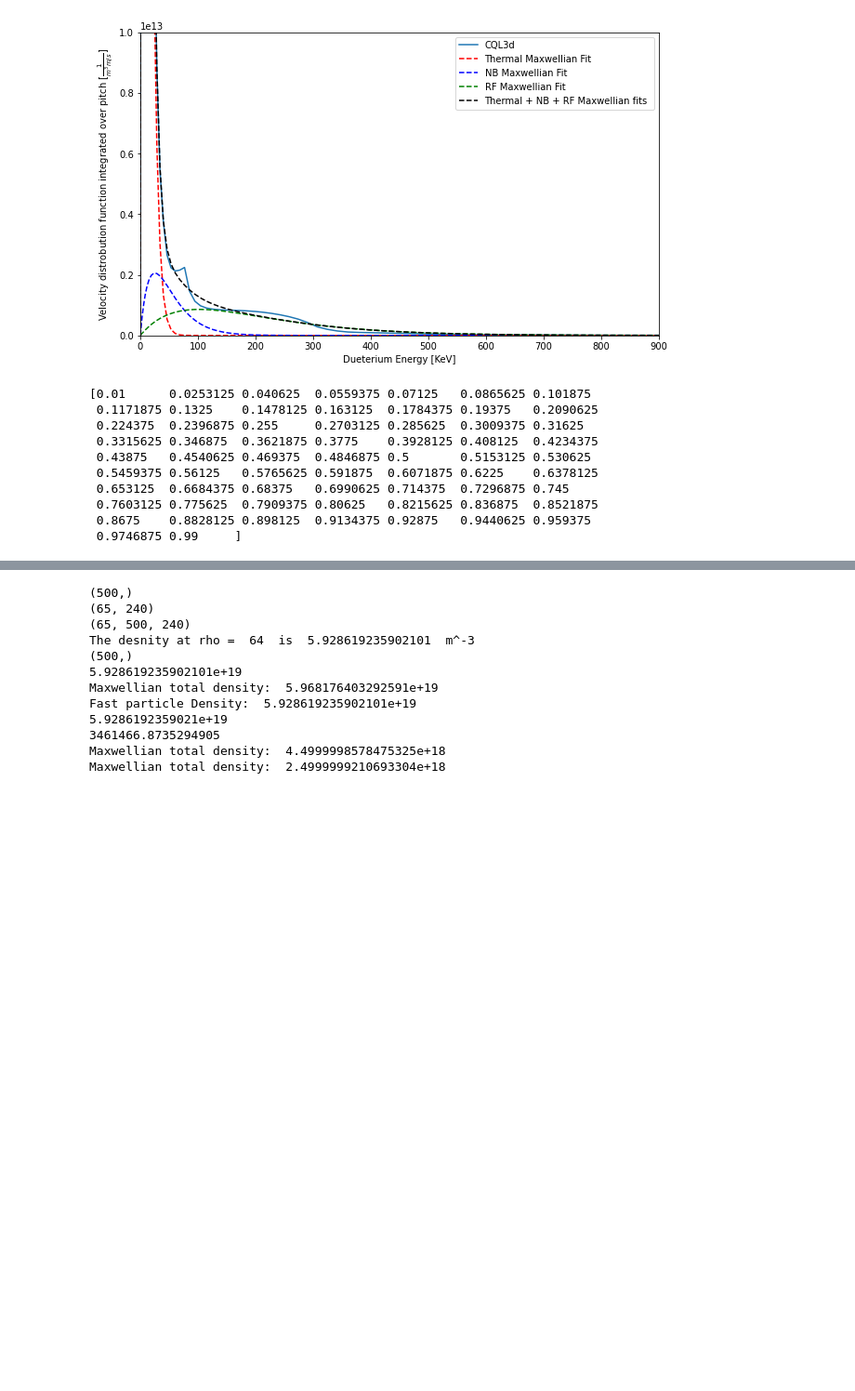
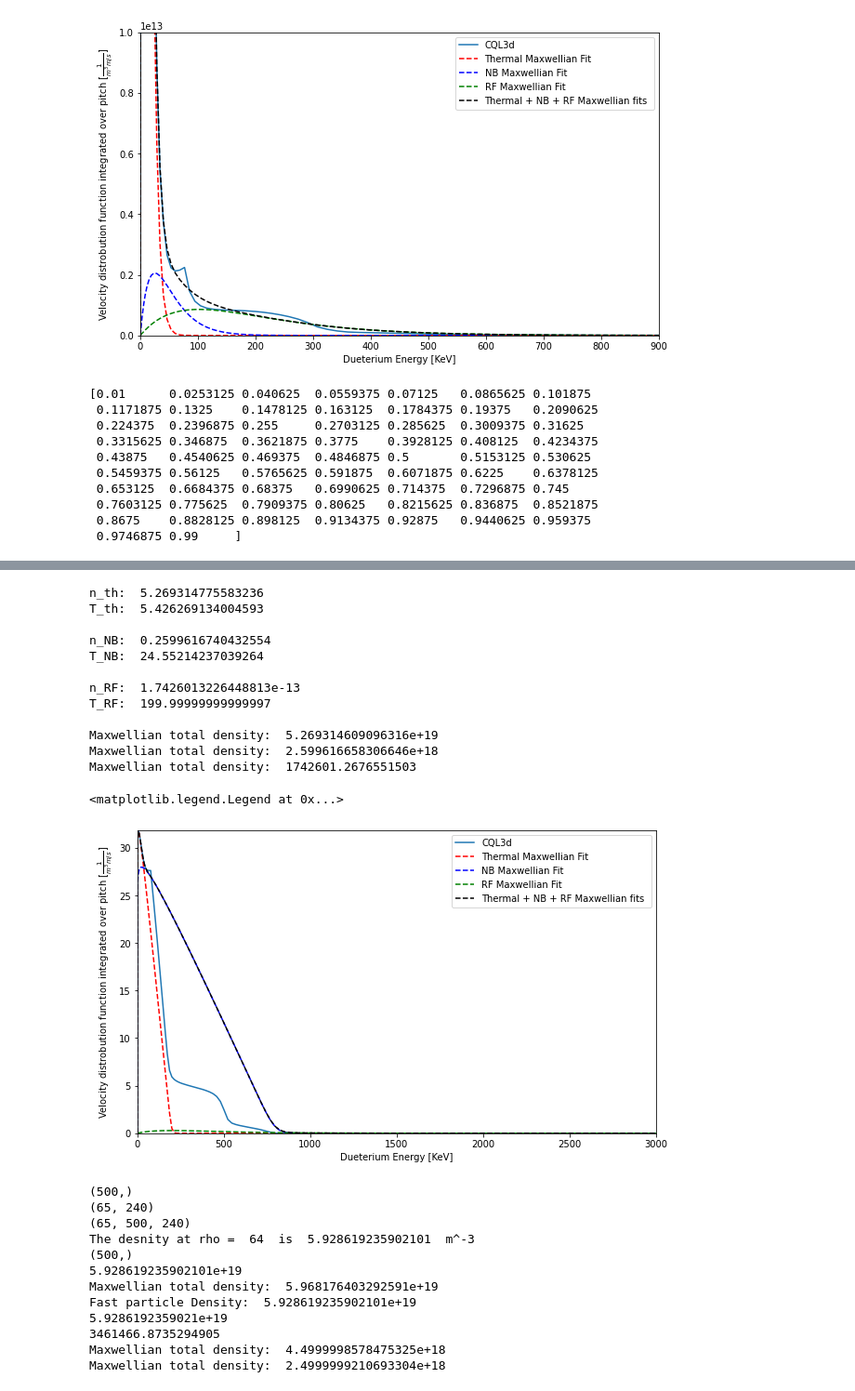
Before and after one commit to vandelij/genray_cql3d_plots, a Jupyter notebook: shots/147634/scan_beam_and_RF/beam_5_RF_testing/make_distrobution.ipynb, the cells around one changed output, grey strips where cells are left out. Shown at 93% size. Cells and saved outputs as stored; diff of their text form; code cells hidden in the pictures; blank space fills up the shorter version.

Commit message:
updated distrobution function maker

```diff
--- a/shots/147634/scan_beam_and_RF/beam_5_RF_testing/make_distrobution.ipynb
+++ b/shots/147634/scan_beam_and_RF/beam_5_RF_testing/make_distrobution.ipynb
@@ -449,3 +451,78 @@ plt.show()
+# %%
+rhoindex = 14
+T = genray_temps[rhoindex]
+n = genray_density[rhoindex]/1e19
+bounds = ([0, 0, 0, 3*T, 0, 80],[n*1.2, T*1.2, 0.15*n, 4.5*T, 0.15*n, 200])
+integrated_over_pitch, n1, T1, n2, T2, n3, T3 = fit_three_guassians_to_cql(enerkev, cql_nc=cql_nc, rhoindex=rhoindex, bounds=bounds)
+
+array_to_sort = np.array([[T1, T2, T3], [n1, n2, n3]])
+sorted_array = array_to_sort[:, array_to_sort[0].argsort()]
+
+# Load up this rho index's density and temperature values
+T_th = sorted_array[0, 0]
+T_NB = sorted_array[0, 1]
+T_RF = sorted_array[0, 2]
+
+n_th = sorted_array[1, 0]
+n_NB = sorted_array[1, 1]
+n_RF = sorted_array[1, 2]
+
+# nth_array[rhoindex] = n_th
+# nNB_array[rhoindex] = n_NB
+# nRF_array[rhoindex] = n_RF
+
+# Tth_array[rhoindex] = T_th
+# TNB_array[rhoindex] = T_NB
+# TRF_array[rhoindex] = T_RF
+print('n_th: ', n_th)
+print('T_th: ', T_th, '\n')
+print('n_NB: ', n_NB)
+print('T_NB: ', T_NB, '\n')
+print('n_RF: ', n_RF)
+print('T_RF: ', T_RF, '\n')
+# ----------------------------------------------------
+plotlog = True
+max_yrange = 7e13# 0.7e13 # 7e13
+max_xrange = 3000
+plt.figure(figsize=(10,6))
+if plotlog:
+    plt.plot(enerkev, np.log(1+integrated_over_pitch), label='CQL3d')
+else:
+    plt.plot(enerkev, (integrated_over_pitch), label='CQL3d')
+
+max_energy_gridTH, max_TH = plot_maxwell_given_n_T_enerkev(n_th*1e19, T_th, enerkev, plotlog=plotlog, color='red', label='Thermal Maxwellian Fit')
+max_energy_gridNB, max_NB = plot_maxwell_given_n_T_enerkev(n_NB*1e19, T_NB, enerkev, plotlog=plotlog, color='blue', label='NB Maxwellian Fit')
+max_energy_gridRF, max_RF = plot_maxwell_given_n_T_enerkev(n_RF*1e19, T_RF, enerkev, plotlog=plotlog, color='green', label='RF Maxwellian Fit')
+
+if plotlog:
+    plt.plot(enerkev,  np.log(1+max_TH + max_NB + max_RF), '--', label='Thermal + NB + RF Maxwellian fits ', color='black')
+else:
+    plt.plot(enerkev,  max_TH + max_NB + max_RF, '--', label='Thermal + NB + RF Maxwellian fits ', color='black')
+
+plt.xlabel('Dueterium Energy [KeV]')
+plt.ylabel(r'Velocity distrobution function integrated over pitch [$\frac{1}{m^3 m/s}$]')
+plt.xlim(0, max_xrange)
+if plotlog:
+    plt.ylim(0, np.log(max_yrange))
+else:
+    plt.ylim(0, (max_yrange))
+
+plt.legend()
+# %% [output]
+n_th:  5.269314775583236
+T_th:  5.426269134004593
+
+n_NB:  0.2599616740432554
+T_NB:  24.55214237039264
+
+n_RF:  1.7426013226448813e-13
+T_RF:  199.99999999999997
+
+Maxwellian total density:  5.269314609096316e+19
+Maxwellian total density:  2.599616658306646e+18
+Maxwellian total density:  1742601.2676551503
+<matplotlib.legend.Legend at 0x...>
+[figure, added]
 # %%
 #------------------------------
 # Not really used
```
Also changed, not shown: parts of 3 cells of this notebook.
